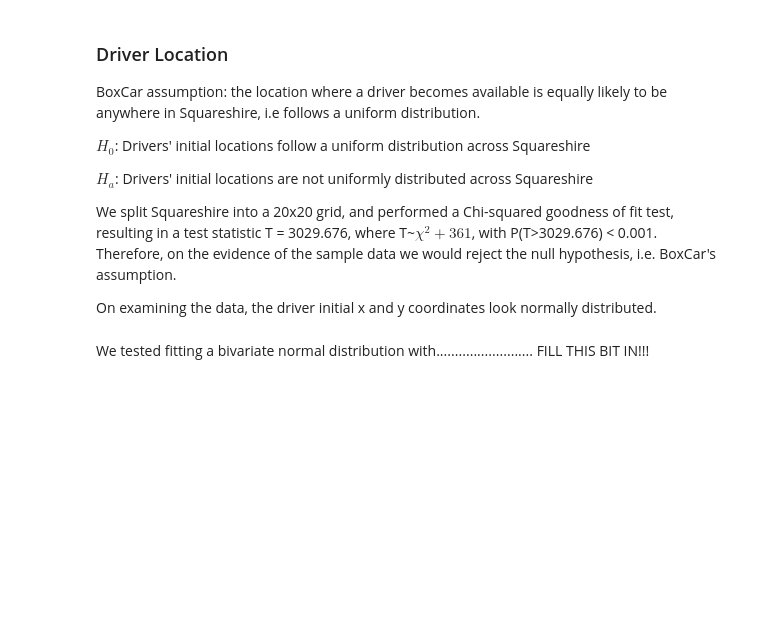
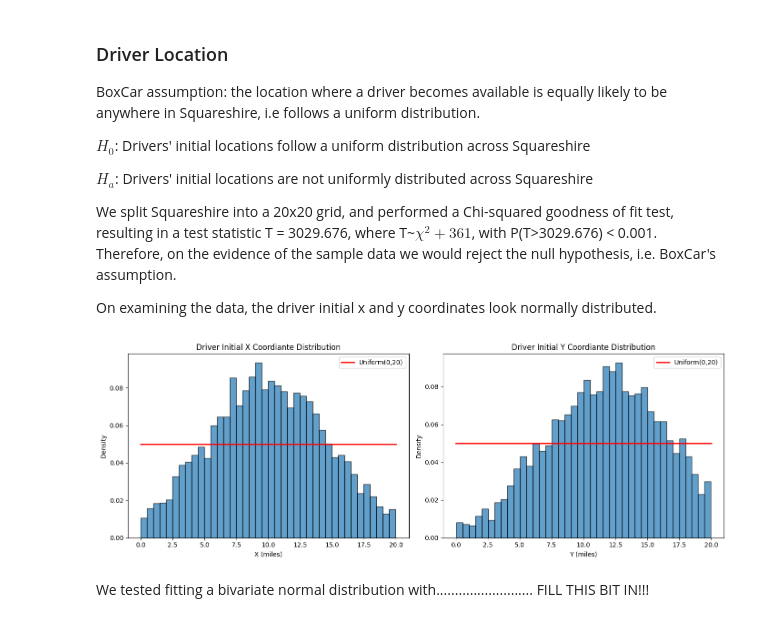
Before and after one commit to Danjiv/simulation, a Jupyter notebook: BoxCar_simulaton (1).ipynb, the cells around one changed output. Cells and saved outputs as stored; diff of their text form; code cells hidden in the pictures; blank space fills up the shorter version.

```diff
--- a/BoxCar_simulaton (1).ipynb
+++ b/BoxCar_simulaton (1).ipynb
@@ -128,32 +122,42 @@ We split Squareshire into a 20x20 grid, and performed a Chi-squared goodness of
 
 On examining the data, the driver initial x and y coordinates look normally distributed.
 # %%
+def parse_location(loc_str):
+    if pd.isna(loc_str):
+        return None, None
+    coords = loc_str.strip('()').split(',')
+    return float(coords[0]), float(coords[1])
+
+df_driver['init_x'] = df_driver['initial_location'].apply(lambda x: parse_location(x)[0])
+df_driver['init_y'] = df_driver['initial_location'].apply(lambda x: parse_location(x)[1])
 
 x = df_driver['init_x'].dropna()
 y = df_driver['init_y'].dropna()
 
 fig, axs = plt.subplots(1,2, figsize=(14,5))
 
 axs[0].hist(x,bins=40,density=True,alpha=0.7,edgecolor='black')
 xx = np.linspace(0,20,200)
 axs[0].plot(xx, stats.uniform.pdf(xx,loc=0,scale=20),
            'r-', linewidth=2, label='Uniform(0,20)')
 axs[0].set_title('Driver Initial X Coordiante Distribution')
 axs[0].set_xlabel('X (miles)')
 axs[0].set_ylabel('Density')
 axs[0].legend()
 
 axs[1].hist(y,bins=40,density=True,alpha=0.7,edgecolor='black')
 yy = np.linspace(0,20,200)
 axs[1].plot(yy, stats.uniform.pdf(yy,loc=0,scale=20),
            'r-', linewidth=2, label='Uniform(0,20)')
 axs[1].set_title('Driver Initial Y Coordiante Distribution')
 axs[1].set_xlabel('Y (miles)')
 axs[1].set_ylabel('Density')
 axs[1].legend()
 
 plt.tight_layout()
 plt.show()
+# %% [output]
+[figure, added]
 # %% [markdown]
 We tested fitting a bivariate normal distribution with.......................... FILL THIS BIT IN!!!
 # %%
```
Also changed, not shown: parts of 17 cells of this notebook.
